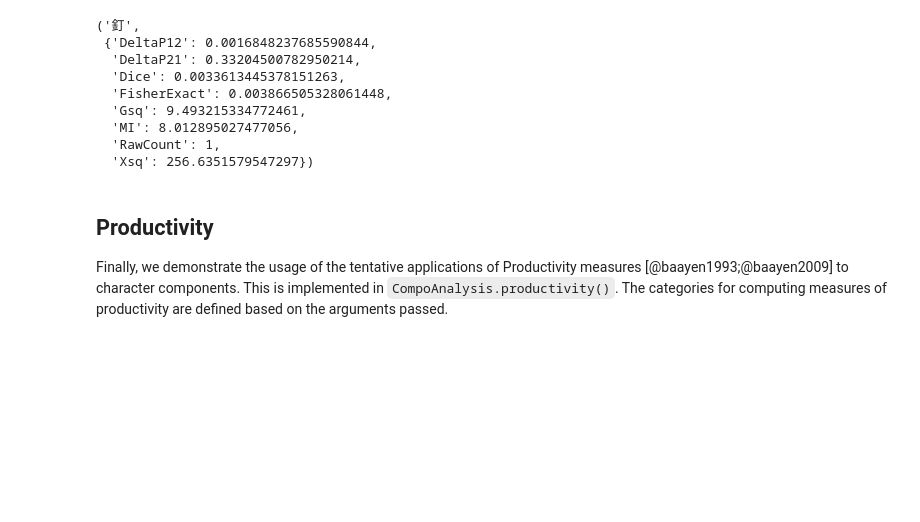
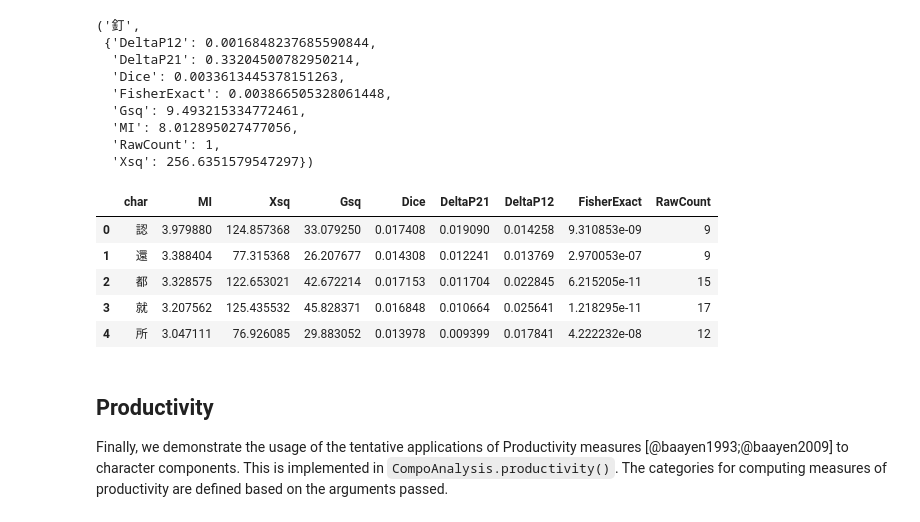
Before and after one commit to liao961120/dcctk, a Jupyter notebook: docs_source/nb/corpusAnalysis.ipynb, the cells around one changed output. Cells and saved outputs as stored; diff of their text form; code cells hidden in the pictures; blank space fills up the shorter version.

```diff
--- a/docs_source/nb/corpusAnalysis.ipynb
+++ b/docs_source/nb/corpusAnalysis.ipynb
@@ -336,7 +362,15 @@ collo[0]
 # %%
 d = pd.DataFrame([{'char': x[0], **x[1]} for x in collo
                   if x[1]['RawCount'] > 5][:5])
-print(d.to_markdown(index=False, floatfmt=".2f", numalign="left"))
+#print(d.to_markdown(index=False, floatfmt=".2f", numalign="left"))
+d
+# %% [output]
+|  | char | MI | Xsq | Gsq | Dice | DeltaP21 | DeltaP12 | FisherExact | RawCount |
+| 0 | 認 | 3.979880 | 124.857368 | 33.079250 | 0.017408 | 0.019090 | 0.014258 | 9.310853e-09 | 9 |
+| 1 | 還 | 3.388404 | 77.315368 | 26.207677 | 0.014308 | 0.012241 | 0.013769 | 2.970053e-07 | 9 |
+| 2 | 都 | 3.328575 | 122.653021 | 42.672214 | 0.017153 | 0.011704 | 0.022845 | 6.215205e-11 | 15 |
+| 3 | 就 | 3.207562 | 125.435532 | 45.828371 | 0.016848 | 0.010664 | 0.025641 | 1.218295e-11 | 17 |
+| 4 | 所 | 3.047111 | 76.926085 | 29.883052 | 0.013978 | 0.009399 | 0.017841 | 4.222232e-08 | 12 |
 # %% [markdown]
 ## Productivity
 
```
Also changed, not shown: parts of 8 cells of this notebook.
